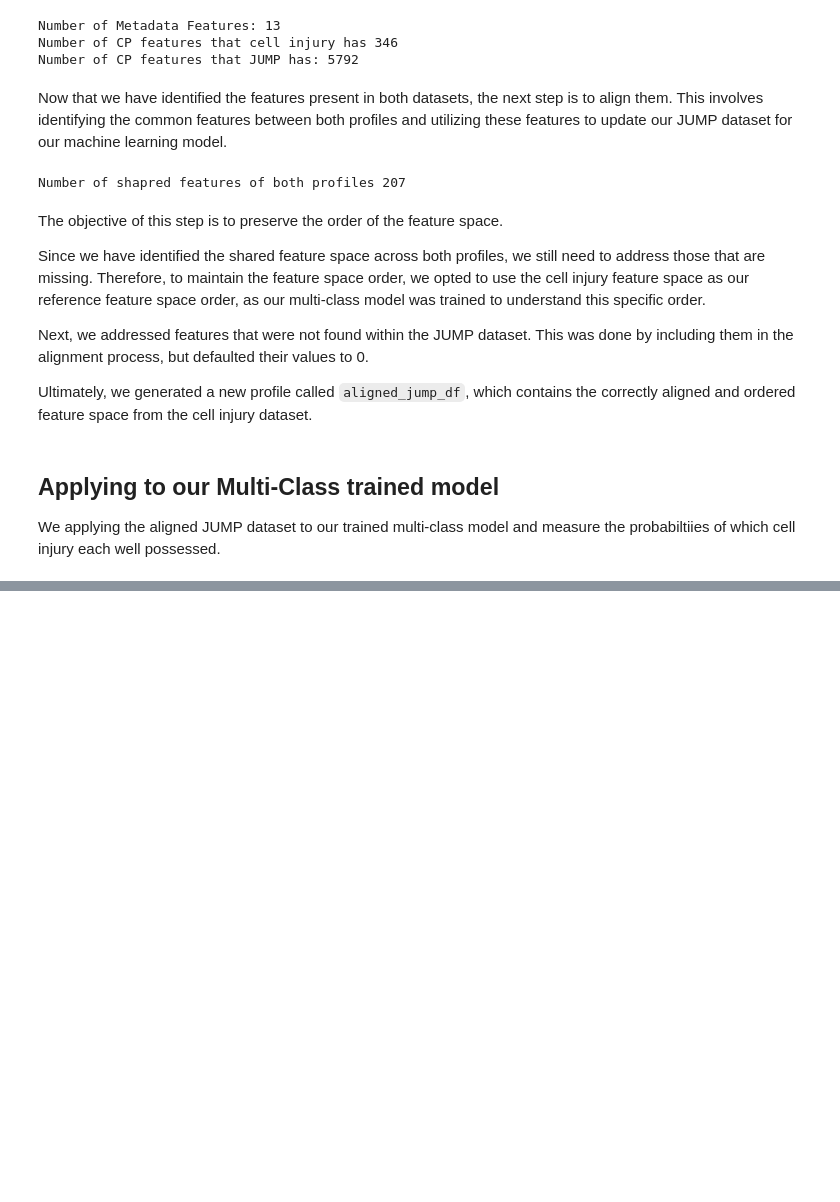
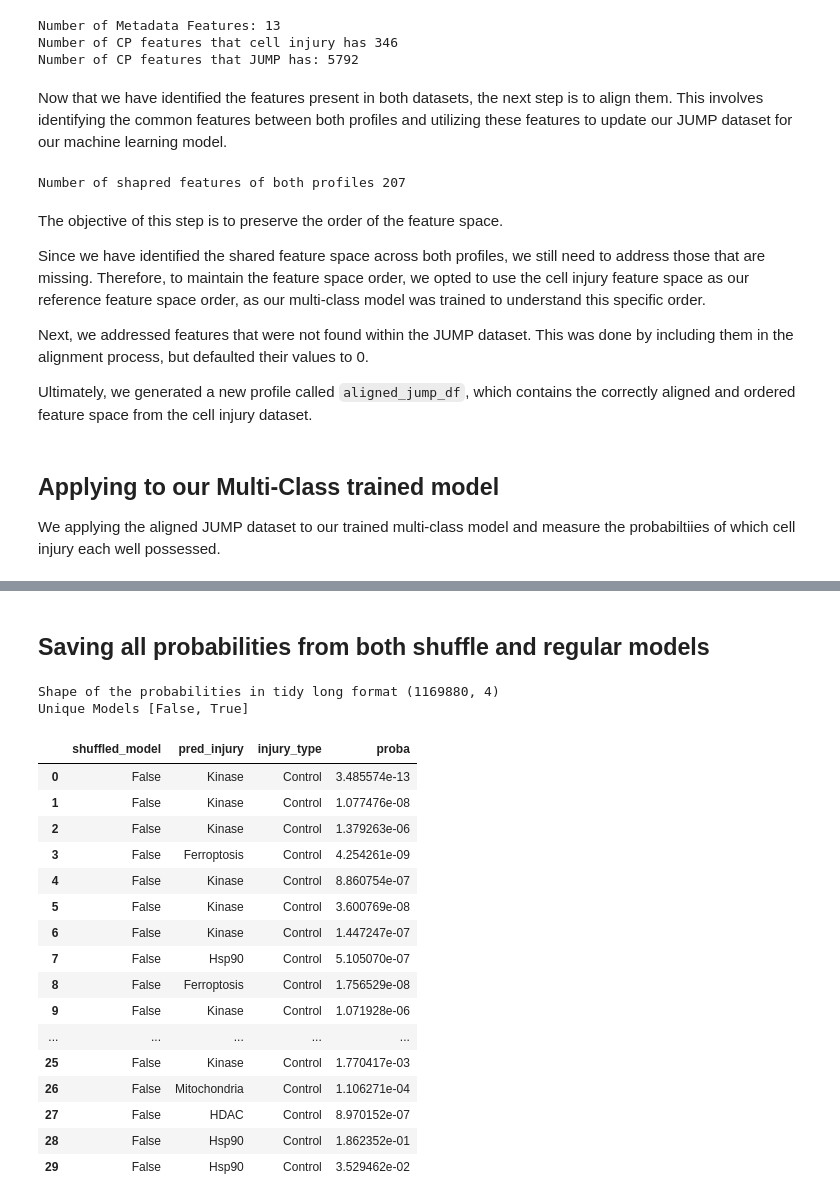
Before and after one commit to axiomcura/predicting-cell-injury-compounds, a Jupyter notebook: notebooks/3.jump-analysis/3.jump_analysis.ipynb, the cells around one changed output, grey strips where cells are left out. Drawn from its saved outputs; the diff is of its cells as text; code cells hidden in the pictures; blank space fills up the shorter version.

```diff
--- a/notebooks/3.jump-analysis/3.jump_analysis.ipynb
+++ b/notebooks/3.jump-analysis/3.jump_analysis.ipynb
@@ -182,0 +197,71 @@ Probability shape: (19498, 28)
+# %%
+# loading shuffled model
+shuffled_multi_class_cell_injury_model = joblib.load(shuffled_multi_class_model_path)
+# %%
+# apply
+shuffled_pred_proba = shuffled_multi_class_cell_injury_model.predict_proba(
+    aligned_jump_feats_df
+)
+
+# convert prediction probabilities to a pandas daraframe
+shuffled_pred_proba_df = pd.DataFrame(shuffled_pred_proba)
+
+# update the column names with the name of the injury class
+shuffled_pred_proba_df.columns = [
+    injury_codes["decoder"][str(colname)]
+    for colname in shuffled_pred_proba_df.columns.tolist()
+]
+
+# # adding label True
+shuffled_pred_proba_df.insert(0, "shuffled_model", True)
+# %% [markdown]
+## Saving all probabilities from both shuffle and regular models
+# %%
+# classes
+injury_classes = [
+    injury_decoder[str(code)]
+    for code in multi_class_cell_injury_model.classes_.tolist()
+]
+
+# concat both shuffled
+all_probas = pd.concat([pred_proba_df, shuffled_pred_proba_df]).reset_index(drop=True)
+
+# find the predicted injury by selected injury type with highest probability
+pred_injury = all_probas[all_probas.columns[1:]].apply(lambda row: row.idxmax(), axis=1)
+all_probas.insert(1, "pred_injury", pred_injury)
+
+# converting the dataframe to be tidy long
+all_probas = pd.melt(
+    all_probas,
+    id_vars=["shuffled_model", "pred_injury"],
+    value_vars=injury_classes,
+    var_name="injury_type",
+    value_name="proba",
+)
+
+# save the probabilities
+all_probas.to_csv(jump_analysis_dir / "JUMP_injury_proba.csv.gz", index=False)
+
+print("Shape of the probabilities in tidy long format", all_probas.shape)
+print("Unique Models", list(all_probas["shuffled_model"].unique()))
+all_probas.head(30)
+# %% [output]
+Shape of the probabilities in tidy long format (1169880, 4)
+Unique Models [False, True]
+|  | shuffled_model | pred_injury | injury_type | proba |
+| 0 | False | Kinase | Control | 3.485574e-13 |
+| 1 | False | Kinase | Control | 1.077476e-08 |
+| 2 | False | Kinase | Control | 1.379263e-06 |
+| 3 | False | Ferroptosis | Control | 4.254261e-09 |
+| 4 | False | Kinase | Control | 8.860754e-07 |
+| 5 | False | Kinase | Control | 3.600769e-08 |
+| 6 | False | Kinase | Control | 1.447247e-07 |
+| 7 | False | Hsp90 | Control | 5.105070e-07 |
+| 8 | False | Ferroptosis | Control | 1.756529e-08 |
+| 9 | False | Kinase | Control | 1.071928e-06 |
+| ... | ... | ... | ... | ... |
+| 25 | False | Kinase | Control | 1.770417e-03 |
+| 26 | False | Mitochondria | Control | 1.106271e-04 |
+| 27 | False | HDAC | Control | 8.970152e-07 |
+| 28 | False | Hsp90 | Control | 1.862352e-01 |
+| 29 | False | Hsp90 | Control | 3.529462e-02 |
```
Also changed, not shown: parts of 6 cells of this notebook, 55 other files.
